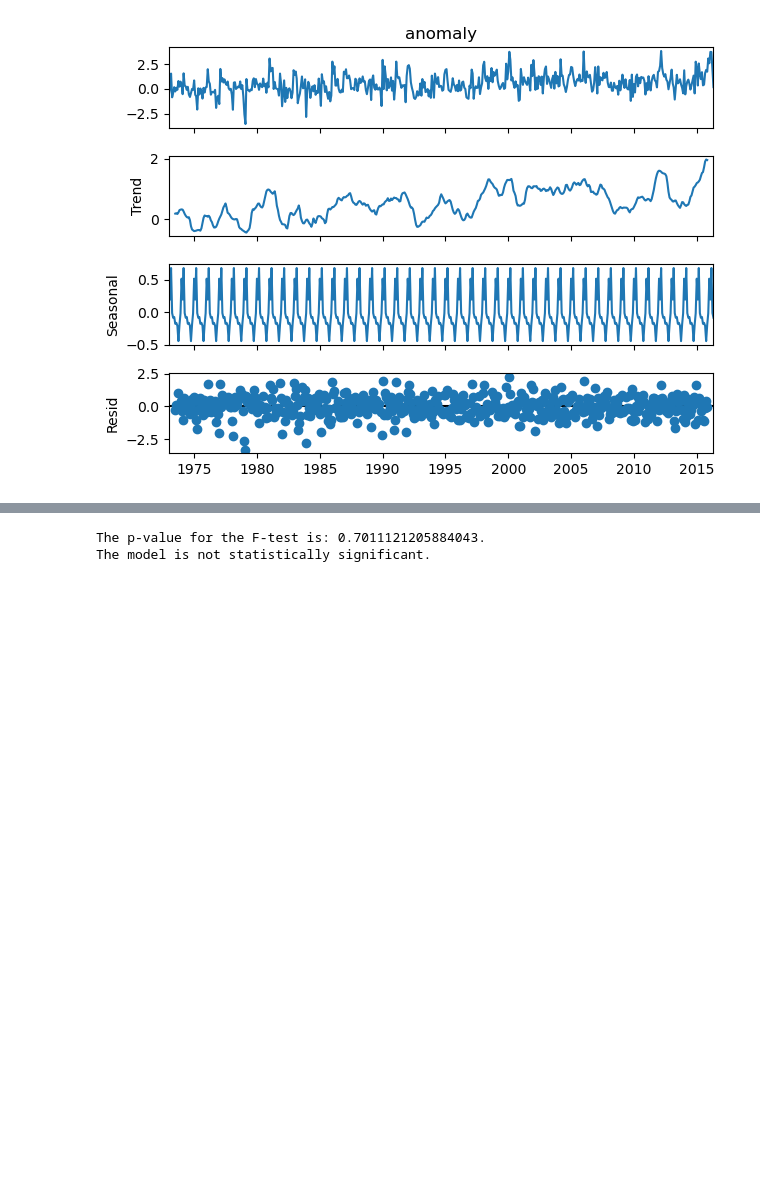
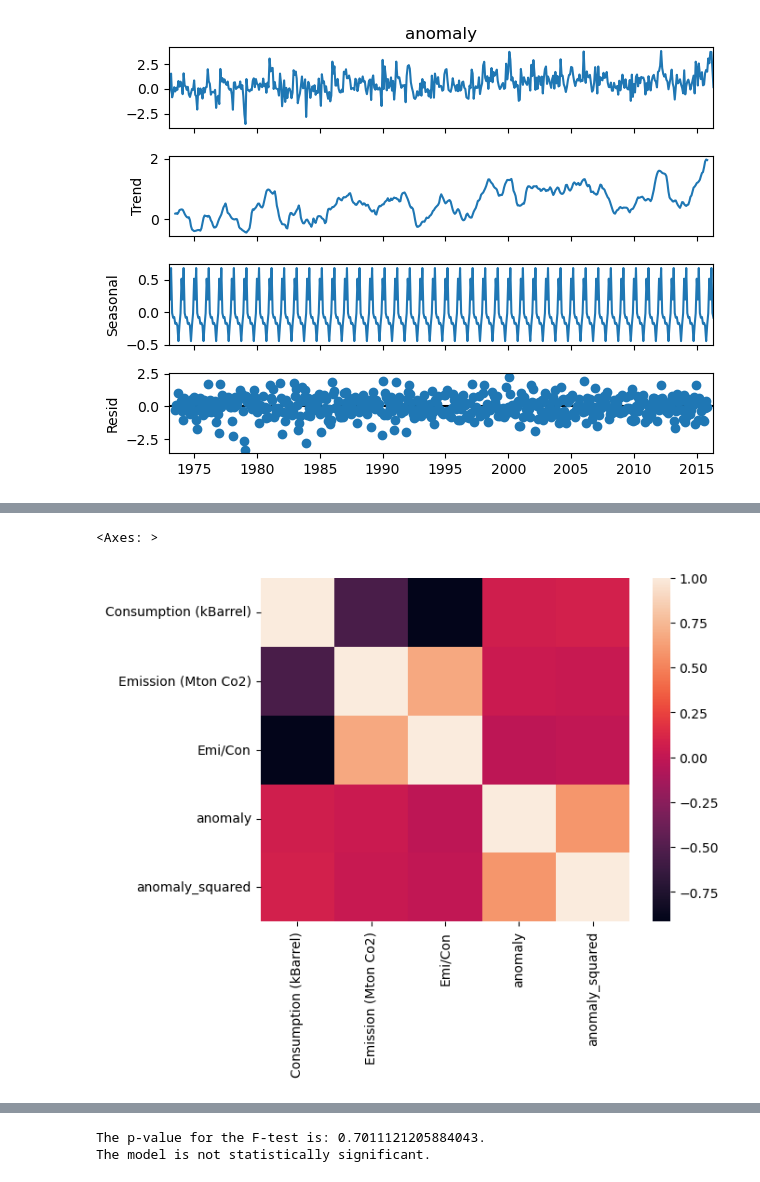
Before and after one commit to chtang-hmc/Spring-Invitation-Datathon-2024, a Jupyter notebook: Analysis/temp_EDA.ipynb, the cells around one changed output, grey strips where cells are left out. Drawn from its saved outputs; the diff is of its cells as text; code cells hidden in the pictures; blank space fills up the shorter version.

```diff
--- a/Analysis/temp_EDA.ipynb
+++ b/Analysis/temp_EDA.ipynb
@@ -106,0 +215,5 @@ memory usage: 2.0+ MB
+# %%
+sns.heatmap(df[['Consumption (kBarrel)','Emission (Mton Co2)',	'Emi/Con',	'anomaly',	'anomaly_squared']].corr())
+# %% [output]
+<Axes: >
+[figure, added]
```
Also changed, not shown: parts of 23 cells of this notebook, 22 other files.
